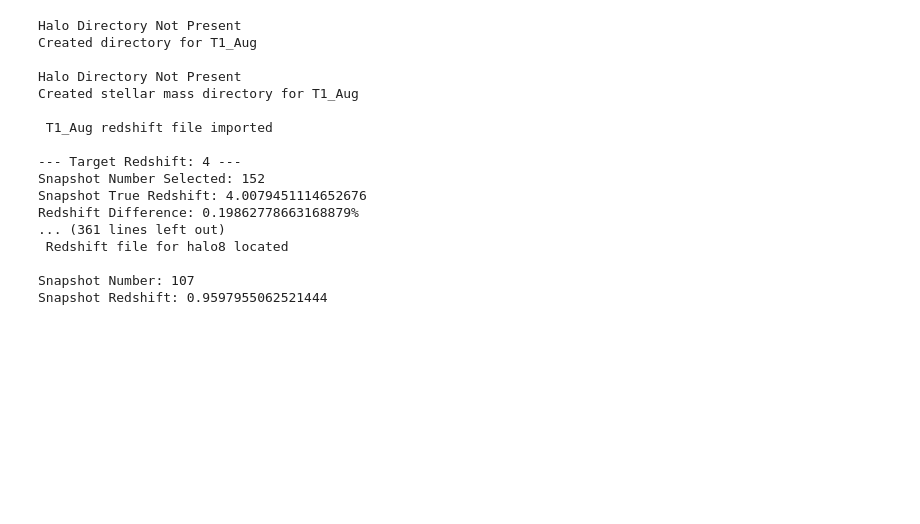
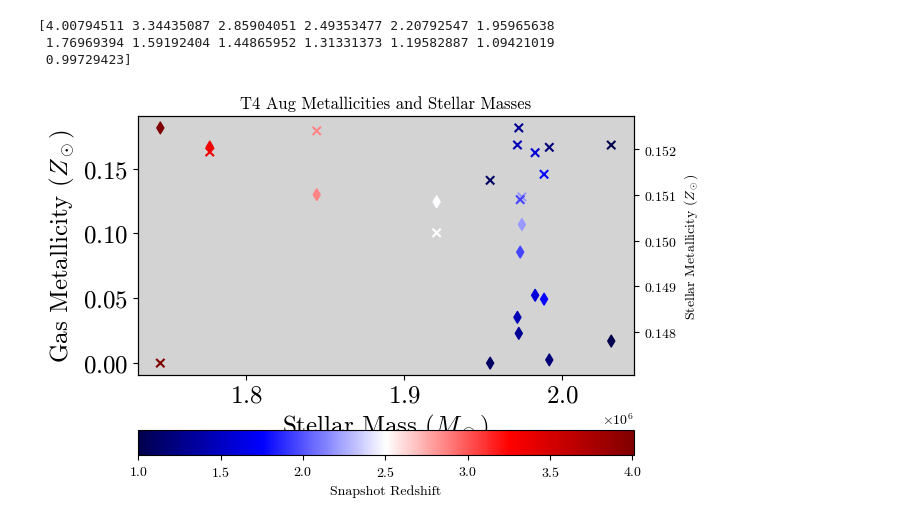
Before and after one commit to definitely-not-rory/masters, a Jupyter notebook: object_only.ipynb, the cells around one changed output. Saved outputs shown, nothing was run; the diff lists cells and outputs as text; code cells hidden in the pictures; blank space fills up the shorter version.

Commit message:
final push, stellar mass stuff done

```diff
--- a/object_only.ipynb
+++ b/object_only.ipynb
@@ -11,25 +11,12 @@ import plot_generation as plot
 import npy_data_readers as read_npy
 import halo_readers as read_halo
 # %%
-halos='T1_Aug','T4_Aug','halo8'
+halos=['T1_Aug','T4_Aug','halo8']
 
-for halo in halos:
-    plot.plot_stellar_masses(halo)
+
+plot.metallicities_stellar_masses('halo8')
 # %% [output]
-Halo Directory Not Present
-Created directory for T1_Aug
-
-Halo Directory Not Present
-Created stellar mass directory for T1_Aug
-
- T1_Aug redshift file imported
-
---- Target Redshift: 4 ---
-Snapshot Number Selected: 152
-Snapshot True Redshift: 4.0079451114652676
-Redshift Difference: 0.19862778663168879%
-... (361 lines left out)
- Redshift file for halo8 located
-
-Snapshot Number: 107
-Snapshot Redshift: 0.9597955062521444
+[4.00794511 3.34435087 2.85904051 2.49353477 2.20792547 1.95965638
+ 1.76969394 1.59192404 1.44865952 1.31331373 1.19582887 1.09421019
+ 0.99729423]
+[figure, added]
```
Also changed, not shown: 4 other files.
